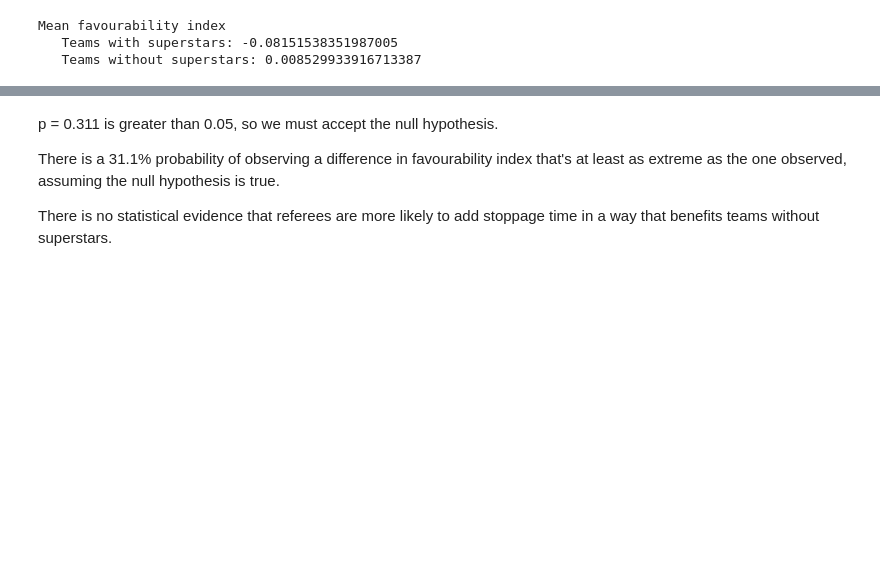
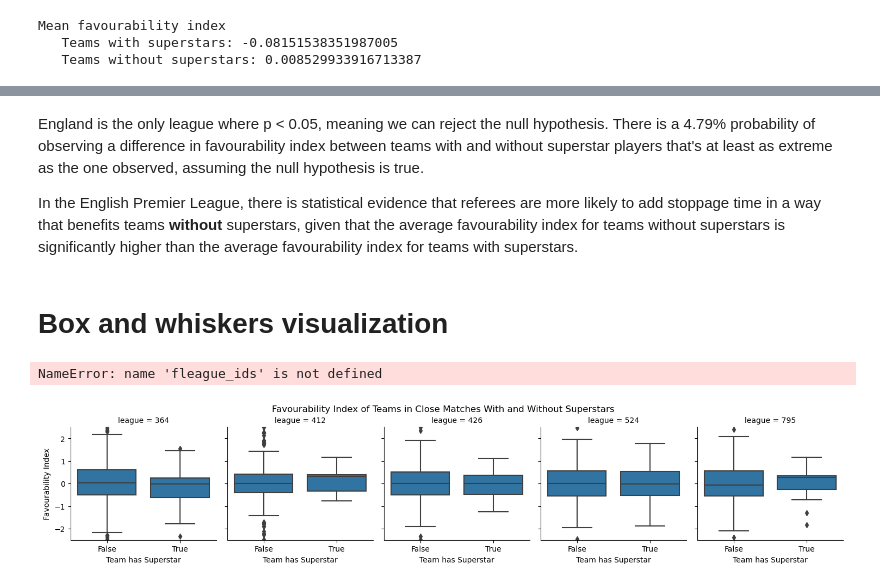
Before and after one commit to Jeevanthiruchittampalam/ESPNAnalytics, a Jupyter notebook: rq1/rq1.ipynb, the cells around one changed output, grey strips where cells are left out. Saved outputs shown, nothing was run; the diff lists cells and outputs as text; code cells hidden in the pictures; blank space fills up the shorter version.

```diff
--- a/rq1/rq1.ipynb
+++ b/rq1/rq1.ipynb
@@ -382,6 +416,25 @@ P-Value: 0.3112354568924528
 # %% [markdown]
-p = 0.311 is greater than 0.05, so we must accept the null hypothesis.
+England is the only league where p < 0.05, meaning we can reject the null hypothesis. There is a 4.79% probability of observing a difference in favourability index between teams with and without superstar players that's at least as extreme as the one observed, assuming the null hypothesis is true.
 
-There is a 31.1% probability of observing a difference in favourability index that's at least as extreme as the one observed, assuming the null hypothesis is true.
-
-There is no statistical evidence that referees are more likely to add stoppage time in a way that benefits teams without superstars.
+In the English Premier League, there is statistical evidence that referees are more likely to add stoppage time in a way that benefits teams **without** superstars, given that the average favourability index for teams without superstars is significantly higher than the average favourability index for teams with superstars.
+# %% [markdown]
+# Box and whiskers visualization
+# %%
+g = sns.FacetGrid(stacked_df, col='league')
+g.map(sns.boxplot, 'has_superstar', 'favIndex', order=[False, True])
+
+# Edit axes limits and labels
+g.set(ylim=(-2.5, 2.5))
+g.set_axis_labels('Team has Superstar', 'Favourability Index')
+
+# Title
+g.figure.suptitle('Favourability Index of Teams in Close Matches With and Without Superstars', y=1.02)
+
+# Replace subplot titles with league names from dictionary
+for ax, title in zip(g.axes.flat, g.col_names):
+    ax.set_title(f"{league_ids[title]} (p={p_values[title]:.4f})")
+
+plt.show()
+# %% [output]
+NameError: name 'fleague_ids' is not defined
+[figure, added]
```
Also changed, not shown: parts of 6 cells of this notebook.
